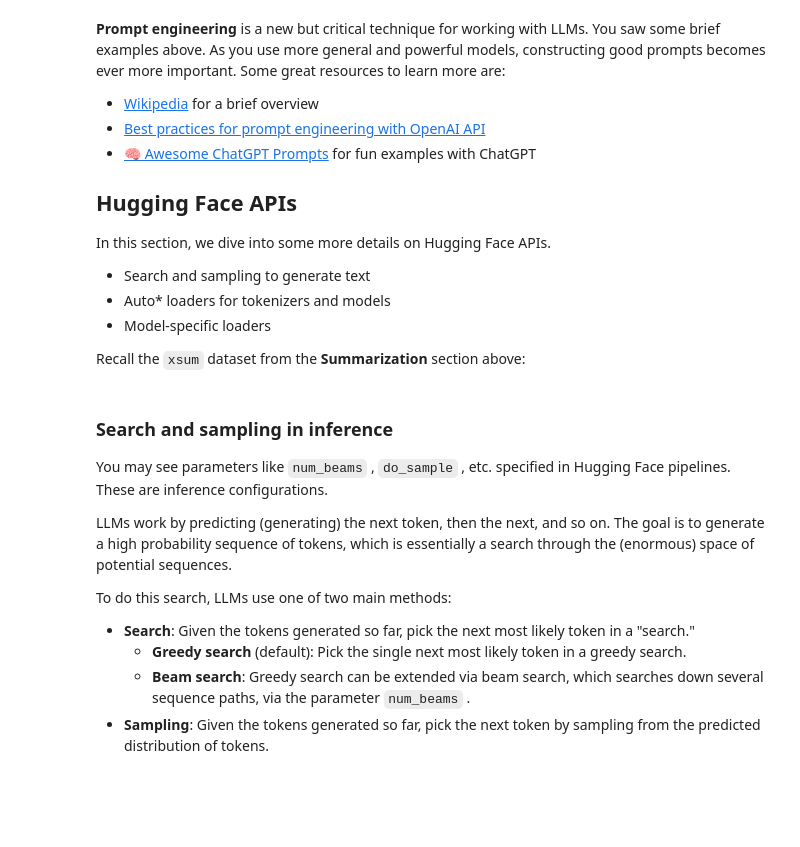
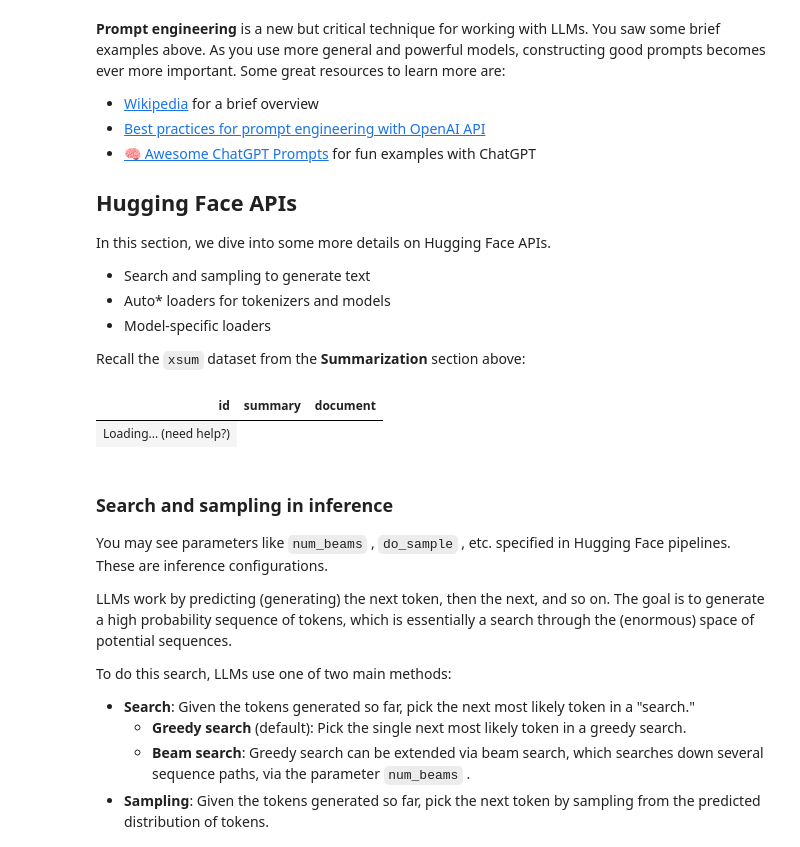
Before and after one commit to Mjboothaus/large-language-models-da, a Jupyter notebook: notebooks/LLM 01 - LLMs with Hugging Face.ipynb, the cells around one changed output. Saved outputs shown, nothing was run; the diff lists cells and outputs as text; code cells hidden in the pictures; blank space fills up the shorter version.

```diff
--- a/notebooks/LLM 01 - LLMs with Hugging Face.ipynb
+++ b/notebooks/LLM 01 - LLMs with Hugging Face.ipynb
@@ -450,7 +598,10 @@ In this section, we dive into some more details on Hugging Face APIs.
 
 Recall the `xsum` dataset from the **Summarization** section above:
 # %%
-display(xsum_sample.to_pandas())
+display(xsum_sample.to_pandas().loc[:, ::-1])
+# %% [output]
+| id | summary | document |
+| Loading... (need help?) |
 # %% [markdown]
 ### Search and sampling in inference
 
```
Also changed, not shown: parts of 33 cells of this notebook, 12 other files.
